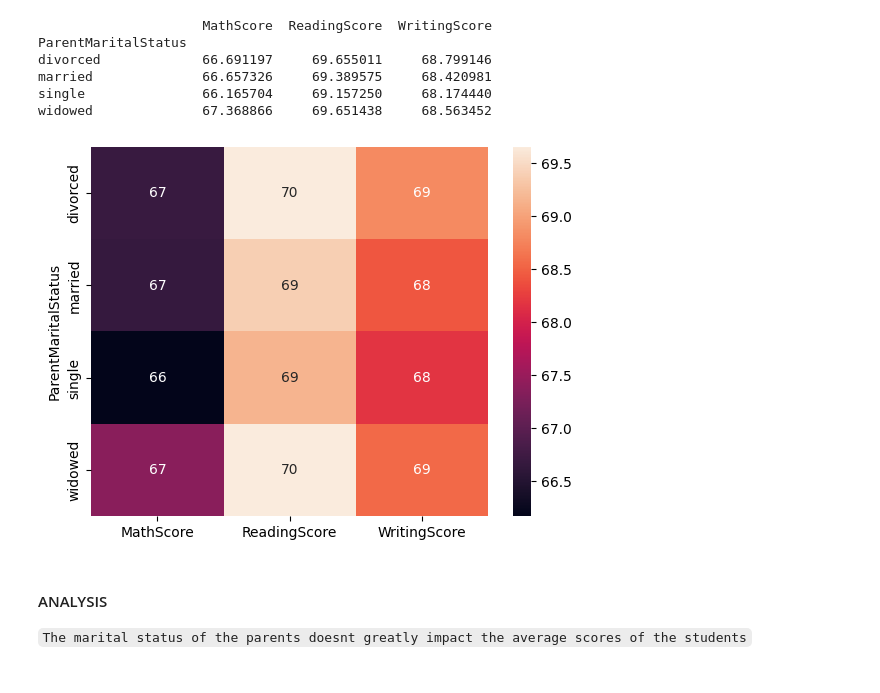
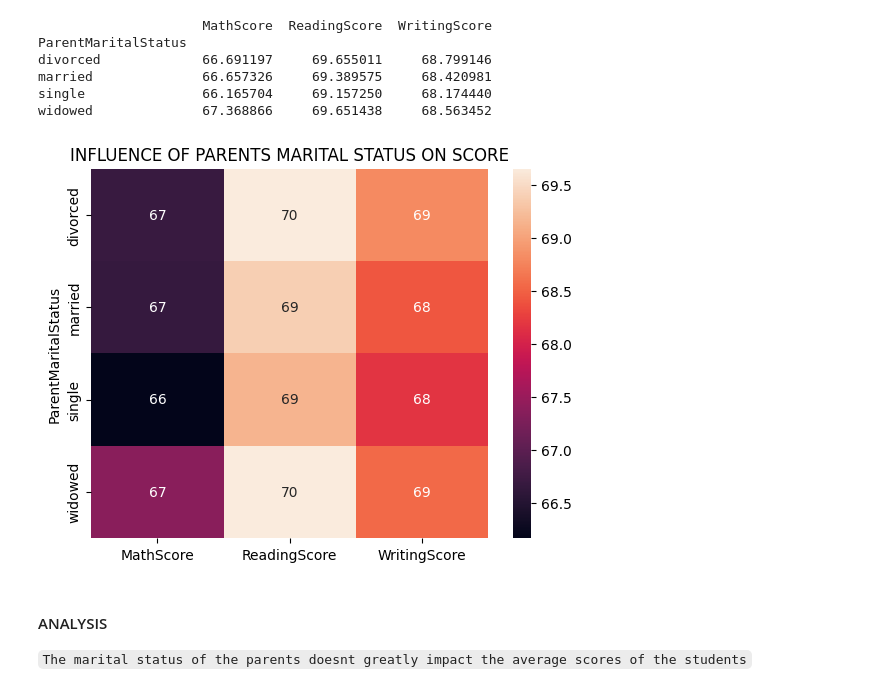
Before and after one commit to SUVAJIT-KARMAKAR/STUDENT-RESULT-ANALYSIS, a Jupyter notebook: RESULTANALYSIS.ipynb, the cells around one changed output. Cells and saved outputs as stored; diff of their text form; code cells hidden in the pictures.

```diff
--- a/RESULTANALYSIS.ipynb
+++ b/RESULTANALYSIS.ipynb
@@ -162,9 +188,10 @@ single               66.165704     69.157250     68.174440
 widowed              67.368866     69.651438     68.563452
 # %%
 seab.heatmap(group_by_parent_maritalstatus, annot=True)
+plot.title("INFLUENCE OF PARENTS MARITAL STATUS ON SCORE")
 plot.show()
 # %% [output]
-[figure, old version]
+[figure, new version]
 # %% [markdown]
 #### ANALYSIS
 `The marital status of the parents doesnt greatly impact the average scores of the students`
```
Also changed, not shown: parts of 8 cells of this notebook, 1 other file.
